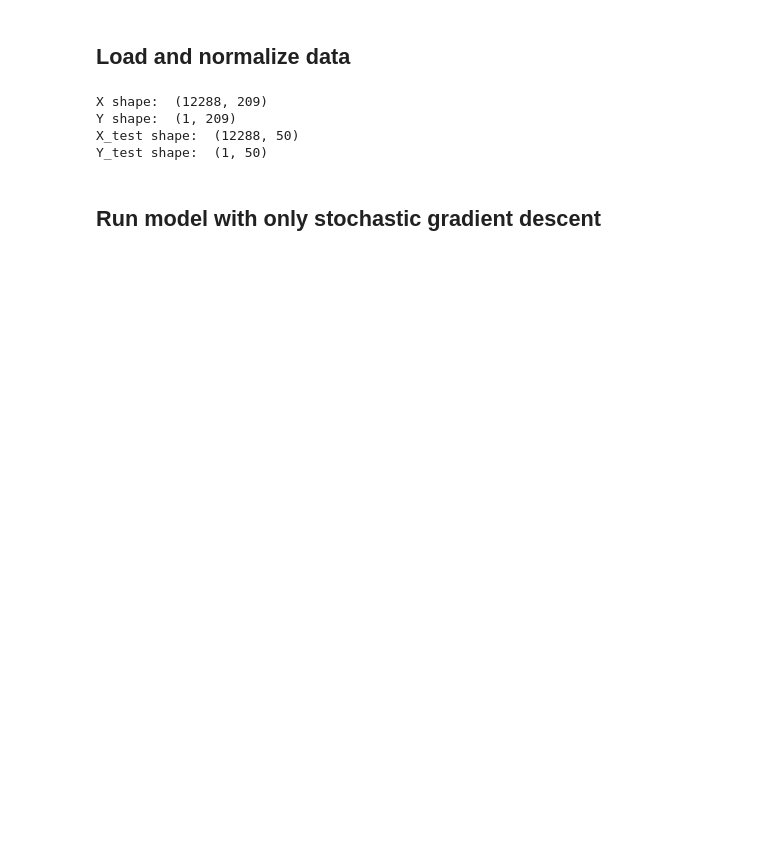
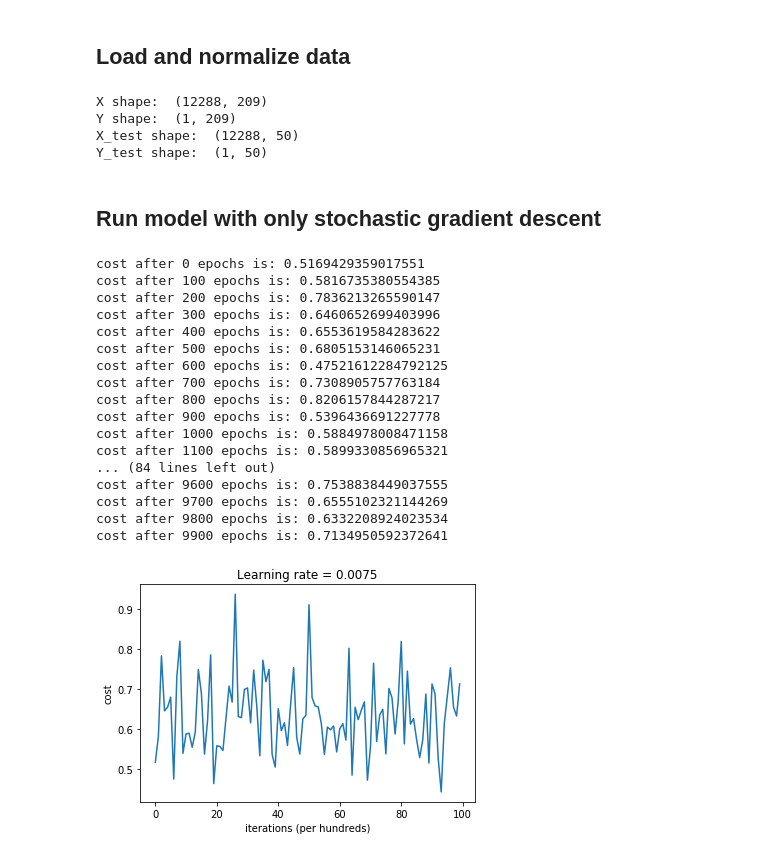
Before and after one commit to darkamenosa/basic-neural-network, a Jupyter notebook: network-with-sgd.ipynb, the cells around one changed output. Drawn from its saved outputs; the diff is of its cells as text; code cells hidden in the pictures; blank space fills up the shorter version.

```diff
--- a/network-with-sgd.ipynb
+++ b/network-with-sgd.ipynb
@@ -22,3 +22,25 @@ X_test shape:  (12288, 50)
 Y_test shape:  (1, 50)
 # %% [markdown]
 ## Run model with only stochastic gradient descent
+# %%
+layer_dims = [X.shape[0], 5, 3, 1]
+parameters = model(X, Y, layer_dims, None, learning_rate = 0.0075)
+# %% [output]
+cost after 0 epochs is: 0.5169429359017551
+cost after 100 epochs is: 0.5816735380554385
+cost after 200 epochs is: 0.7836213265590147
+cost after 300 epochs is: 0.6460652699403996
+cost after 400 epochs is: 0.6553619584283622
+cost after 500 epochs is: 0.6805153146065231
+cost after 600 epochs is: 0.47521612284792125
+cost after 700 epochs is: 0.7308905757763184
+cost after 800 epochs is: 0.8206157844287217
+cost after 900 epochs is: 0.5396436691227778
+cost after 1000 epochs is: 0.5884978008471158
+cost after 1100 epochs is: 0.5899330856965321
+... (84 lines left out)
+cost after 9600 epochs is: 0.7538838449037555
+cost after 9700 epochs is: 0.6555102321144269
+cost after 9800 epochs is: 0.6332208924023534
+cost after 9900 epochs is: 0.7134950592372641
+[figure, added]
```
Also changed, not shown: parts of 4 cells of this notebook, 1 other file.
